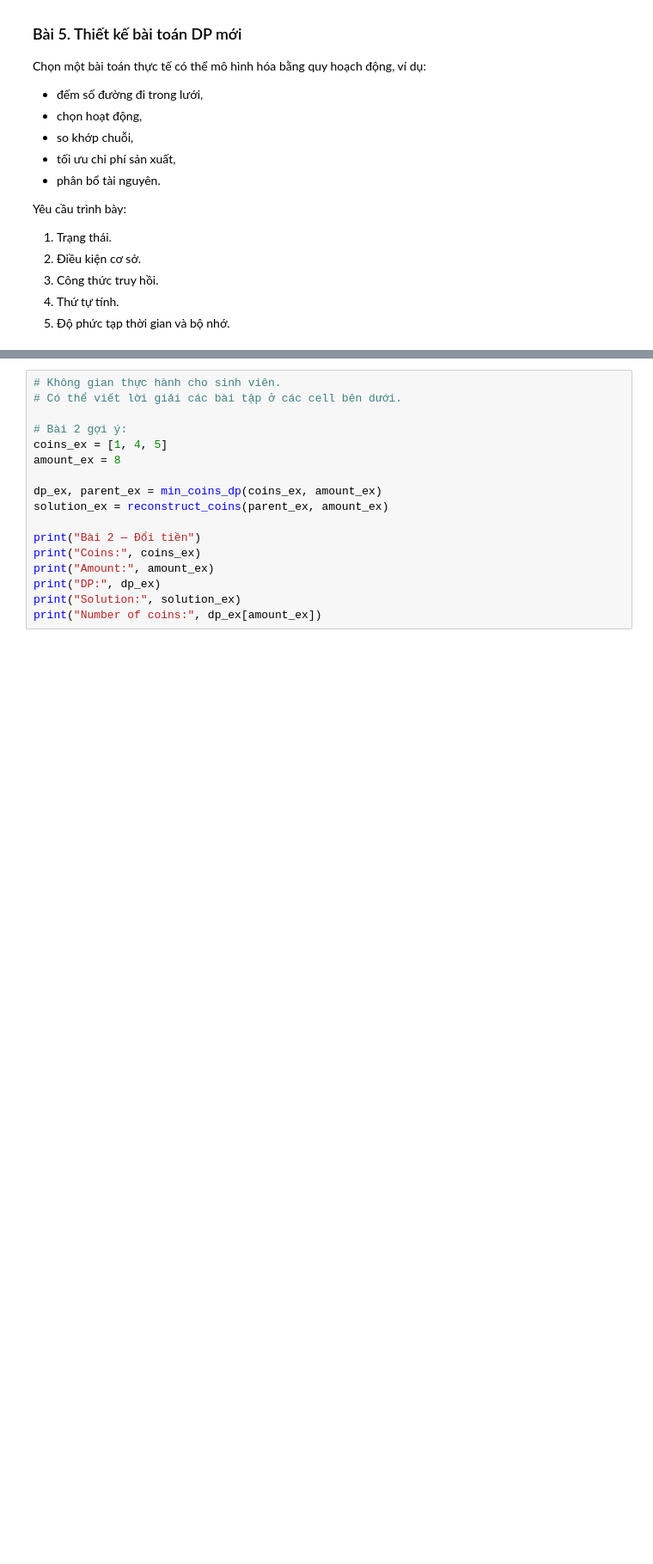
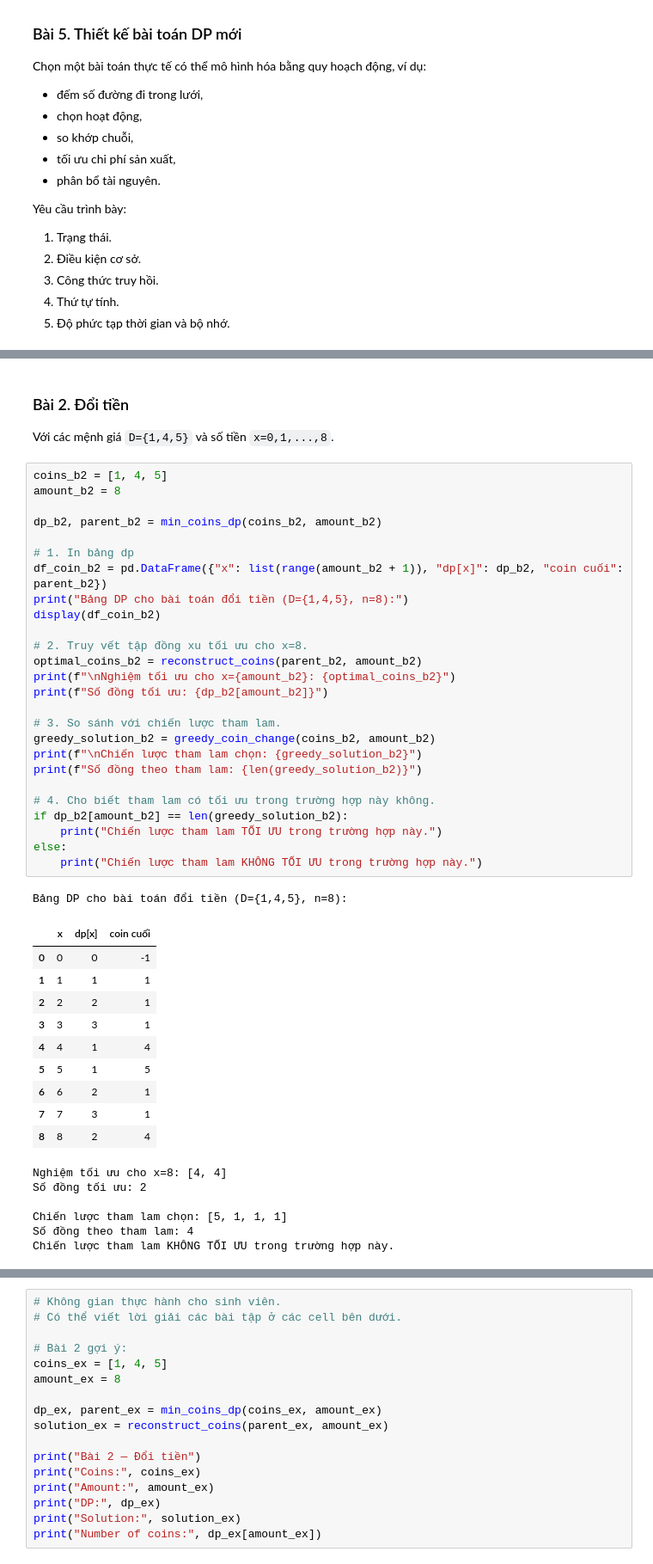
Before and after one commit to hoangnguyen3101/Application-algorithms, a Jupyter notebook: Lab_Quy_hoach_dong_Dynamic_Programming.ipynb, the cells around one changed output, grey strips where cells are left out. Shown at 86% size. Cells and saved outputs as stored; diff of their text form; blank space fills up the shorter version.

```diff
--- a/Lab_Quy_hoach_dong_Dynamic_Programming.ipynb
+++ b/Lab_Quy_hoach_dong_Dynamic_Programming.ipynb
@@ -882,0 +1120,48 @@ Yêu cầu trình bày:
+# %% [markdown]
+### Bài 2. Đổi tiền
+
+Với các mệnh giá `D={1,4,5}` và số tiền `x=0,1,...,8`.
+# %%
+coins_b2 = [1, 4, 5]
+amount_b2 = 8
+
+dp_b2, parent_b2 = min_coins_dp(coins_b2, amount_b2)
+
+# 1. In bảng dp
+df_coin_b2 = pd.DataFrame({"x": list(range(amount_b2 + 1)), "dp[x]": dp_b2, "coin cuối": parent_b2})
+print("Bảng DP cho bài toán đổi tiền (D={1,4,5}, n=8):")
+display(df_coin_b2)
+
+# 2. Truy vết tập đồng xu tối ưu cho x=8.
+optimal_coins_b2 = reconstruct_coins(parent_b2, amount_b2)
+print(f"\nNghiệm tối ưu cho x={amount_b2}: {optimal_coins_b2}")
+print(f"Số đồng tối ưu: {dp_b2[amount_b2]}")
+
+# 3. So sánh với chiến lược tham lam.
+greedy_solution_b2 = greedy_coin_change(coins_b2, amount_b2)
+print(f"\nChiến lược tham lam chọn: {greedy_solution_b2}")
+print(f"Số đồng theo tham lam: {len(greedy_solution_b2)}")
+
+# 4. Cho biết tham lam có tối ưu trong trường hợp này không.
+if dp_b2[amount_b2] == len(greedy_solution_b2):
+    print("Chiến lược tham lam TỐI ƯU trong trường hợp này.")
+else:
+    print("Chiến lược tham lam KHÔNG TỐI ƯU trong trường hợp này.")
+# %% [output]
+Bảng DP cho bài toán đổi tiền (D={1,4,5}, n=8):
+|  | x | dp[x] | coin cuối |
+| 0 | 0 | 0 | -1 |
+| 1 | 1 | 1 | 1 |
+| 2 | 2 | 2 | 1 |
+| 3 | 3 | 3 | 1 |
+| 4 | 4 | 1 | 4 |
+| 5 | 5 | 1 | 5 |
+| 6 | 6 | 2 | 1 |
+| 7 | 7 | 3 | 1 |
+| 8 | 8 | 2 | 4 |
+Nghiệm tối ưu cho x=8: [4, 4]
+Số đồng tối ưu: 2
+
+Chiến lược tham lam chọn: [5, 1, 1, 1]
+Số đồng theo tham lam: 4
+Chiến lược tham lam KHÔNG TỐI ƯU trong trường hợp này.
```
Also changed, not shown: parts of 21 cells of this notebook.
